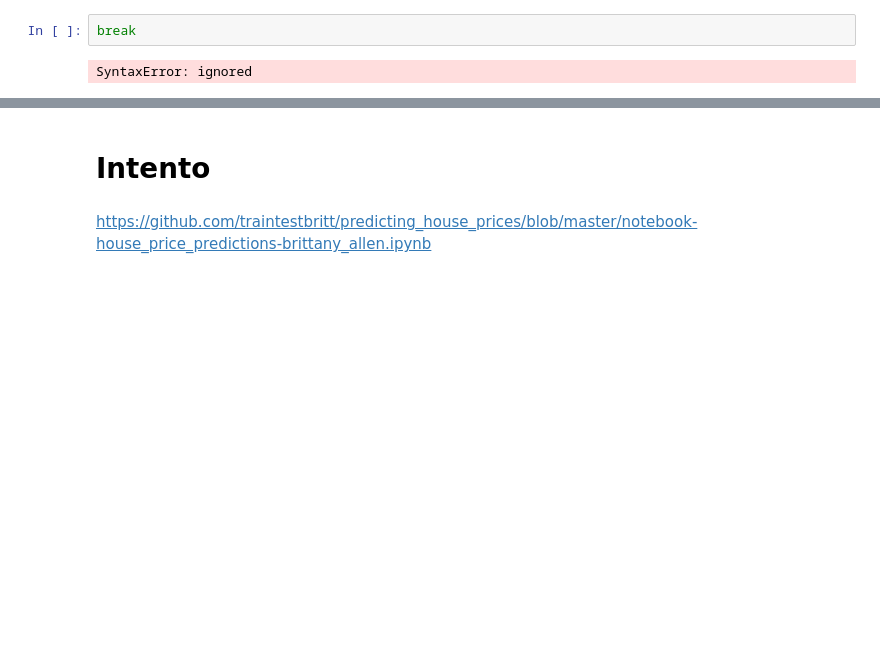
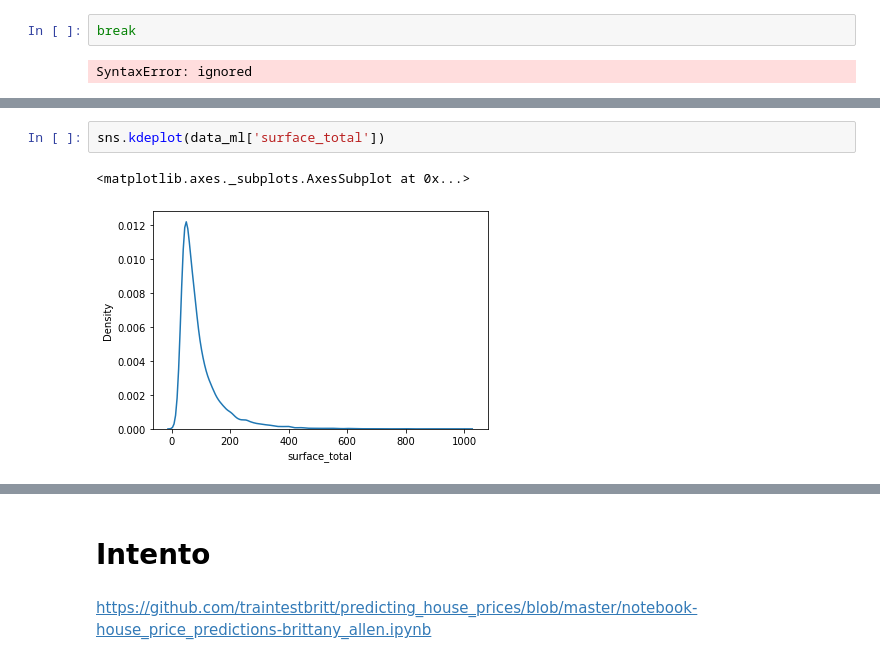
Before and after one commit to nestorjuarezR/Data_Science, a Jupyter notebook: Proyecto_4.ipynb, the cells around one changed output, grey strips where cells are left out. Saved outputs shown, nothing was run; the diff lists cells and outputs as text; blank space fills up the shorter version.

```diff
--- a/Proyecto_4.ipynb
+++ b/Proyecto_4.ipynb
@@ -159,0 +262,5 @@ SyntaxError: ignored
+# %%
+sns.kdeplot(data_ml['surface_total'])
+# %% [output]
+<matplotlib.axes._subplots.AxesSubplot at 0x...>
+[figure, added]
```
Also changed, not shown: parts of 98 cells of this notebook.
